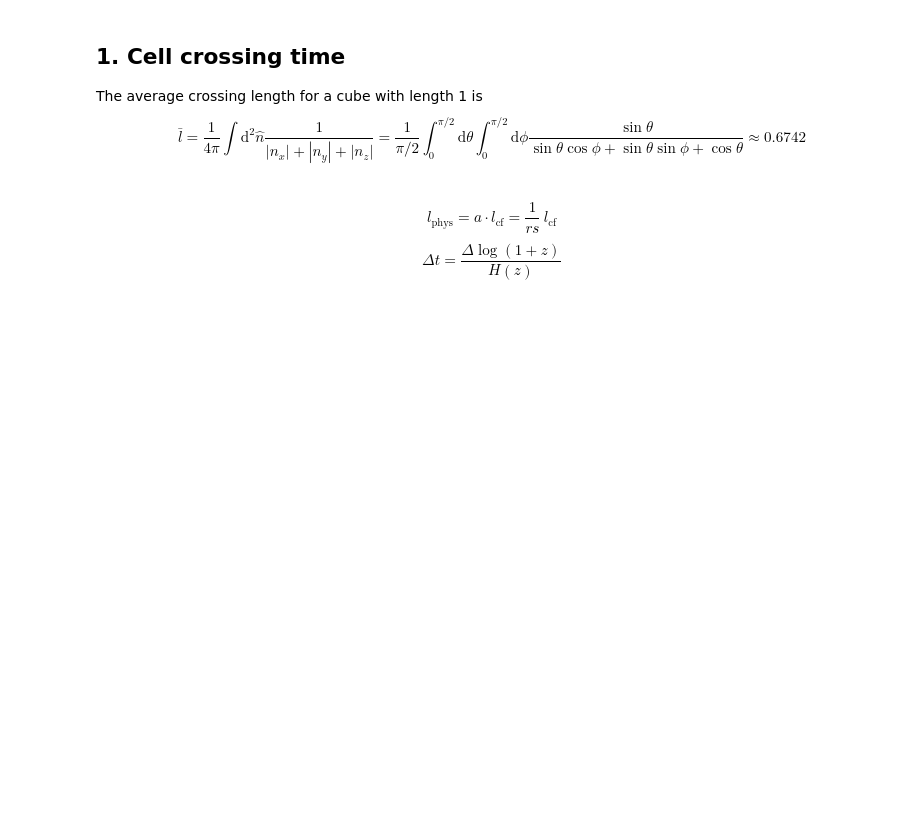
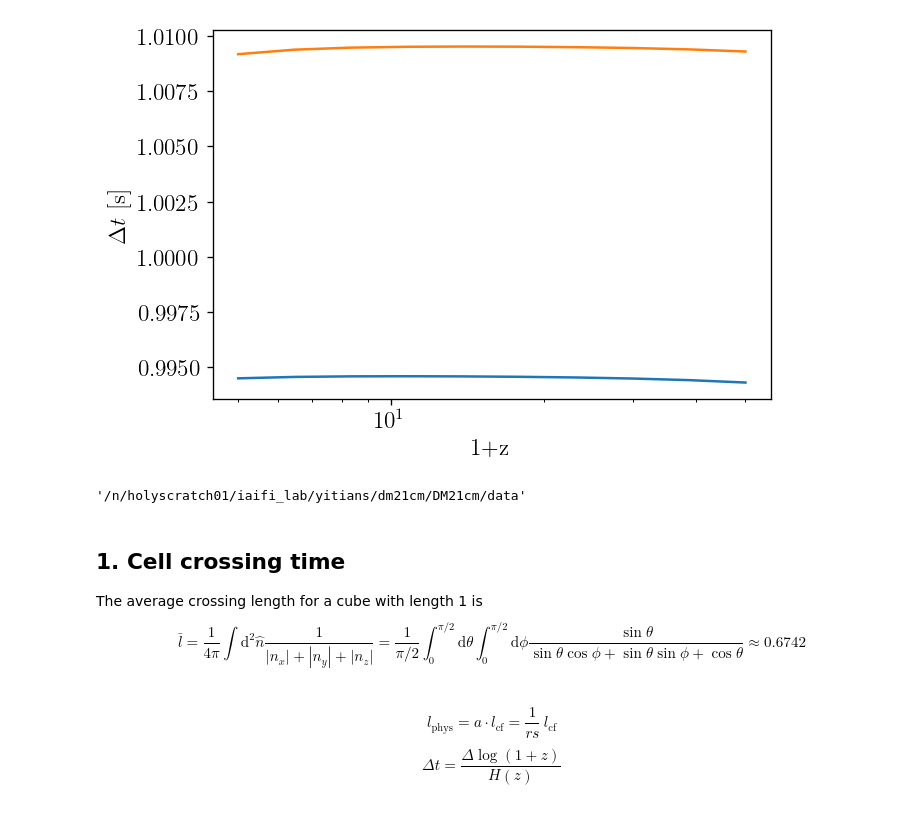
Before and after one commit to yitiansun/DM21cm, a Jupyter notebook: build_tf/misc_calculations.ipynb, the cells around one changed output. Drawn from its saved outputs; the diff is of its cells as text; code cells hidden in the pictures; blank space fills up the shorter version.

```diff
--- a/build_tf/misc_calculations.ipynb
+++ b/build_tf/misc_calculations.ipynb
@@ -19,3 +34,27 @@ from utils import *
+# %%
+tf_dir = f"{os.environ['DM21CM_DATA_DIR']}/tf/zf01"
+dts = np.load(tf_dir + '/phot/dt_rxneo.npy')
+# %%
+abscs = load_h5_dict("../data/abscissas/abscs_230629.h5")
+# %%
+def dt_rs(rs, dlnz):
+    z_current = rs - 1
+    z_next = np.exp(np.log(rs) - dlnz) - 1
+    return ( cosmo.age(z_next) - cosmo.age(z_current) ).to('s').value
+# %%
+plt.plot(abscs['rs'], dt_rs(abscs['rs'], abscs['dlnz']) / dts[:,1])
+plt.plot(abscs['rs'], dt_rs(abscs['rs'], abscs['dlnz']) / dts[:,0])
+plt.xlabel('1+z')
+plt.ylabel(r'$\Delta t$ [s]')
+plt.xscale('log')
+# %% [output]
+[figure, added]
+# %%
+tf_dir = f"{os.environ['DM21CM_DATA_DIR']}/tf/zf01"
+with h5py.File(tf_dir + '/phot_scat.h5') as hf:
+    data = hf['data'][()]
+# %% [output]
+'/n/holyscratch01/iaifi_lab/yitians/dm21cm/DM21cm/data'
 # %% [markdown]
 ## 1. Cell crossing time
 The average crossing length for a cube with length 1 is
```
Also changed, not shown: parts of 7 cells of this notebook, 3 other files.
